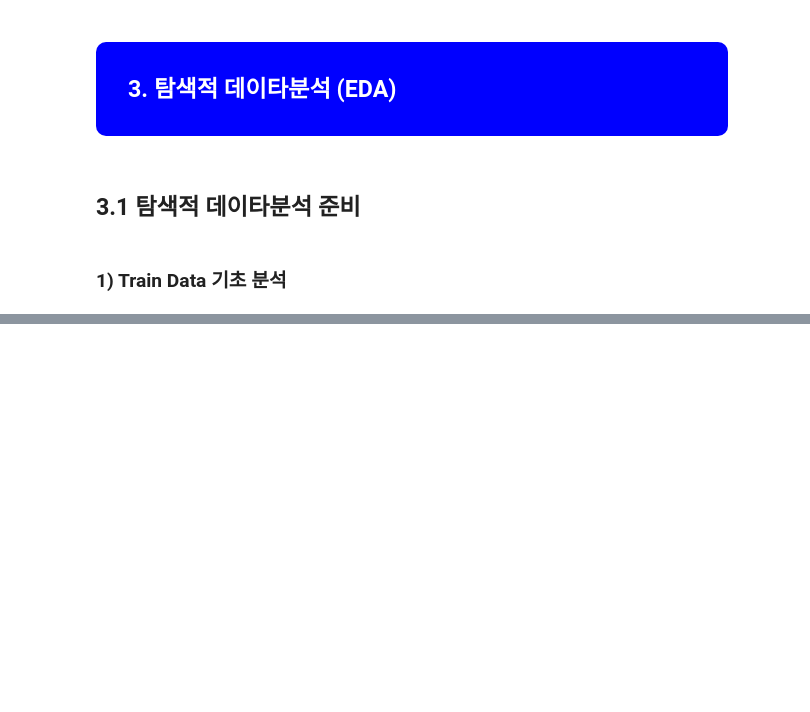
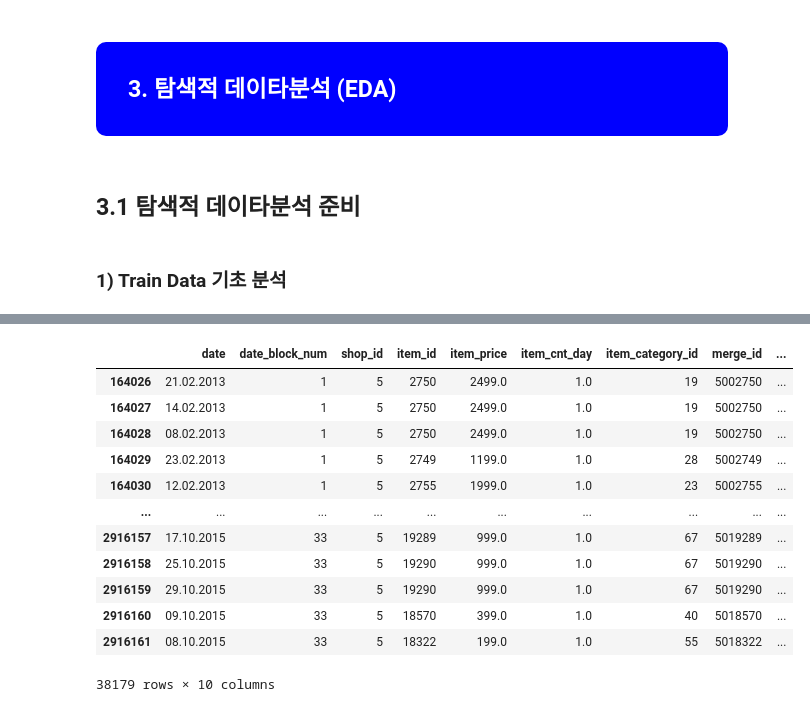
Before and after one commit to kimsangkyeong/kaggles, a Jupyter notebook: predictfutuersales.ipynb, the cells around one changed output, grey strips where cells are left out. Drawn from its saved outputs; the diff is of its cells as text; code cells hidden in the pictures; blank space fills up the shorter version.

```diff
--- a/predictfutuersales.ipynb
+++ b/predictfutuersales.ipynb
@@ -204,0 +379,16 @@ df_eda = df_train_raw.copy()
+# %%
+df_eda[df_eda['shop_id'] == 5]
+# %% [output]
+|  | date | date_block_num | shop_id | item_id | item_price | item_cnt_day | item_category_id | merge_id | ... |
+| 164026 | 21.02.2013 | 1 | 5 | 2750 | 2499.0 | 1.0 | 19 | 5002750 | ... |
+| 164027 | 14.02.2013 | 1 | 5 | 2750 | 2499.0 | 1.0 | 19 | 5002750 | ... |
+| 164028 | 08.02.2013 | 1 | 5 | 2750 | 2499.0 | 1.0 | 19 | 5002750 | ... |
+| 164029 | 23.02.2013 | 1 | 5 | 2749 | 1199.0 | 1.0 | 28 | 5002749 | ... |
+| 164030 | 12.02.2013 | 1 | 5 | 2755 | 1999.0 | 1.0 | 23 | 5002755 | ... |
+| ... | ... | ... | ... | ... | ... | ... | ... | ... | ... |
+| 2916157 | 17.10.2015 | 33 | 5 | 19289 | 999.0 | 1.0 | 67 | 5019289 | ... |
+| 2916158 | 25.10.2015 | 33 | 5 | 19290 | 999.0 | 1.0 | 67 | 5019290 | ... |
+| 2916159 | 29.10.2015 | 33 | 5 | 19290 | 999.0 | 1.0 | 67 | 5019290 | ... |
+| 2916160 | 09.10.2015 | 33 | 5 | 18570 | 399.0 | 1.0 | 40 | 5018570 | ... |
+| 2916161 | 08.10.2015 | 33 | 5 | 18322 | 199.0 | 1.0 | 55 | 5018322 | ... |
+38179 rows × 10 columns
```
Also changed, not shown: parts of 76 cells of this notebook.
